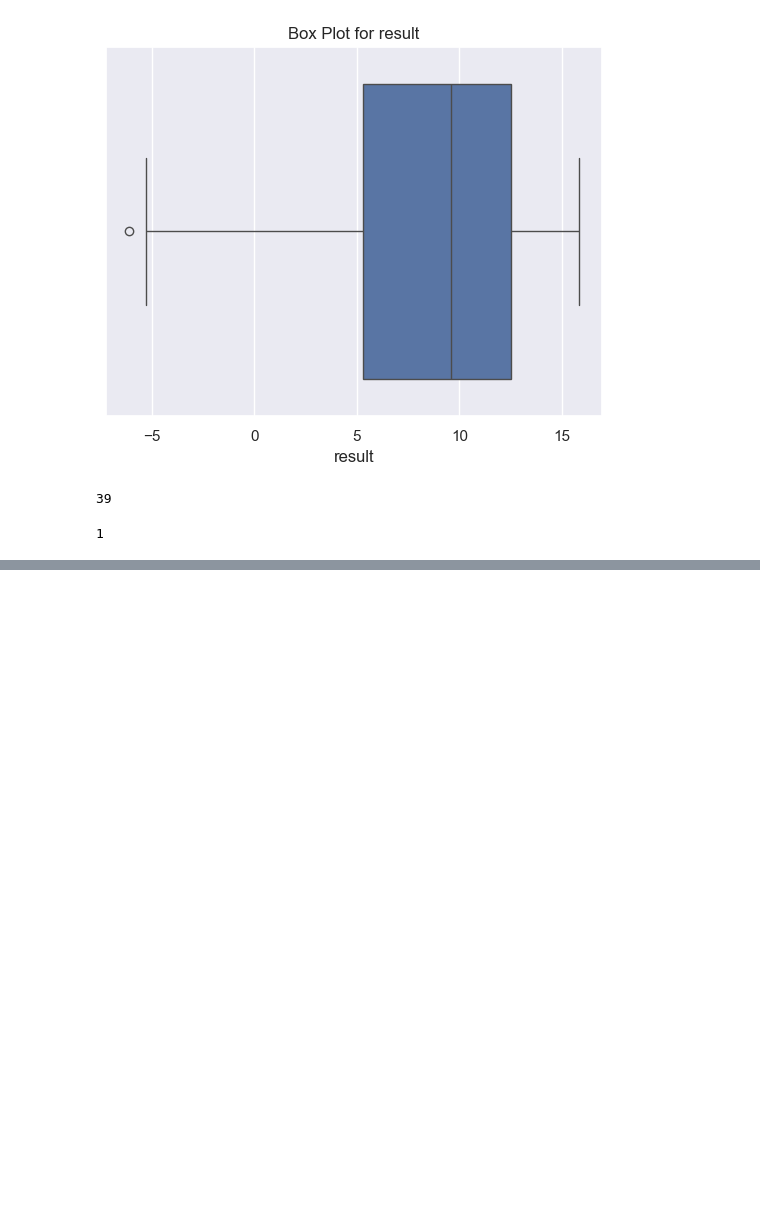
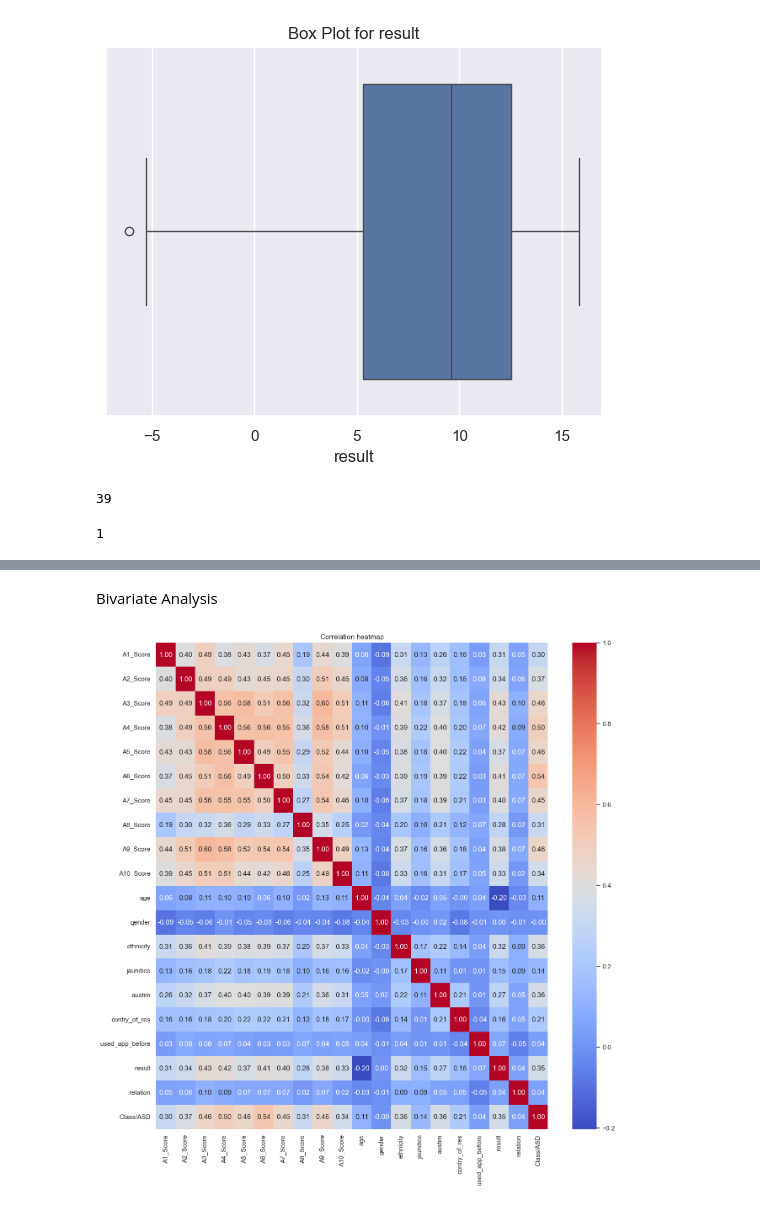
Before and after one commit to harshtatmute/Autism-Prediction, a Jupyter notebook: Notebook/main.ipynb, the cells around one changed output, grey strips where cells are left out. Cells and saved outputs as stored; diff of their text form; code cells hidden in the pictures; blank space fills up the shorter version.

```diff
--- a/Notebook/main.ipynb
+++ b/Notebook/main.ipynb
@@ -339,0 +404,2 @@ len(result_outliers)
+# %%
+df["ethnicity"] = df["ethnicity"].replace({"?":"Others", "others":"Others"})
@@ -339,0 +410,7 @@ len(result_outliers)
+# %%
+df['relation'] = df['relation'].replace(
+    {'?':'Others',
+     'Relative':'Others',
+     'Parent':'Others',
+     'Health care professional':'Others'}
+)
@@ -339,0 +428,3 @@ len(result_outliers)
+# %%
+#Identify col wit object datatype
+Object_col = df.select_dtypes(include=["object"]).columns
@@ -339,0 +437,13 @@ len(result_outliers)
+# %%
+# intialize a dictionary to store the encoders
+encoders = {}
+
+# apply label encoding and storw the encoders
+for column in Object_col:
+    label_encoder = LabelEncoder()
+    df[column] = label_encoder.fit_transform(df[column])
+    encoders[column] = label_encoder  #saving the encoder for this column
+
+# save the encoders as a pickle file
+with open("encoders.pkl", "wb") as f:
+  pickle.dump(encoders, f)
@@ -339,0 +469,10 @@ len(result_outliers)
+# %% [markdown]
+Bivariate Analysis
+# %%
+# correlation matrix
+plt.figure(figsize=(15, 15))
+sns.heatmap(df.corr(), annot=True, cmap="coolwarm", fmt=".2f")
+plt.title("Correlation heatmap")
+plt.show()
+# %% [output]
+[figure, added]
```
Also changed, not shown: parts of 13 cells of this notebook, 1 other file.
